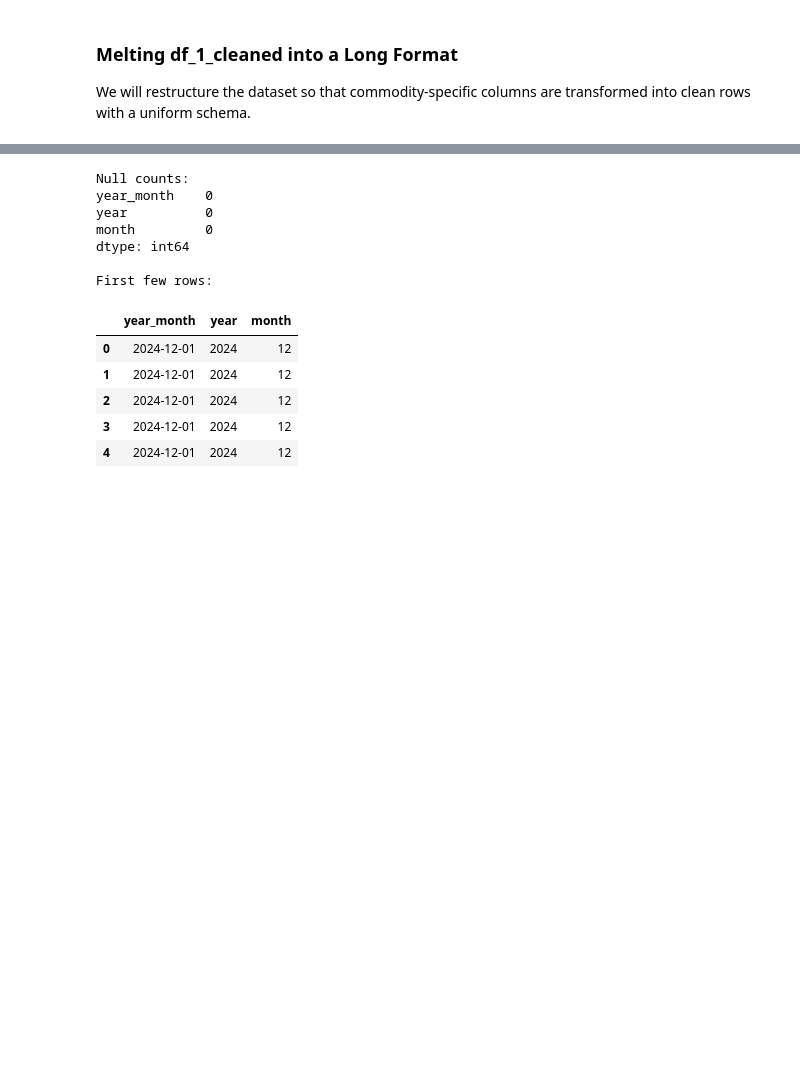
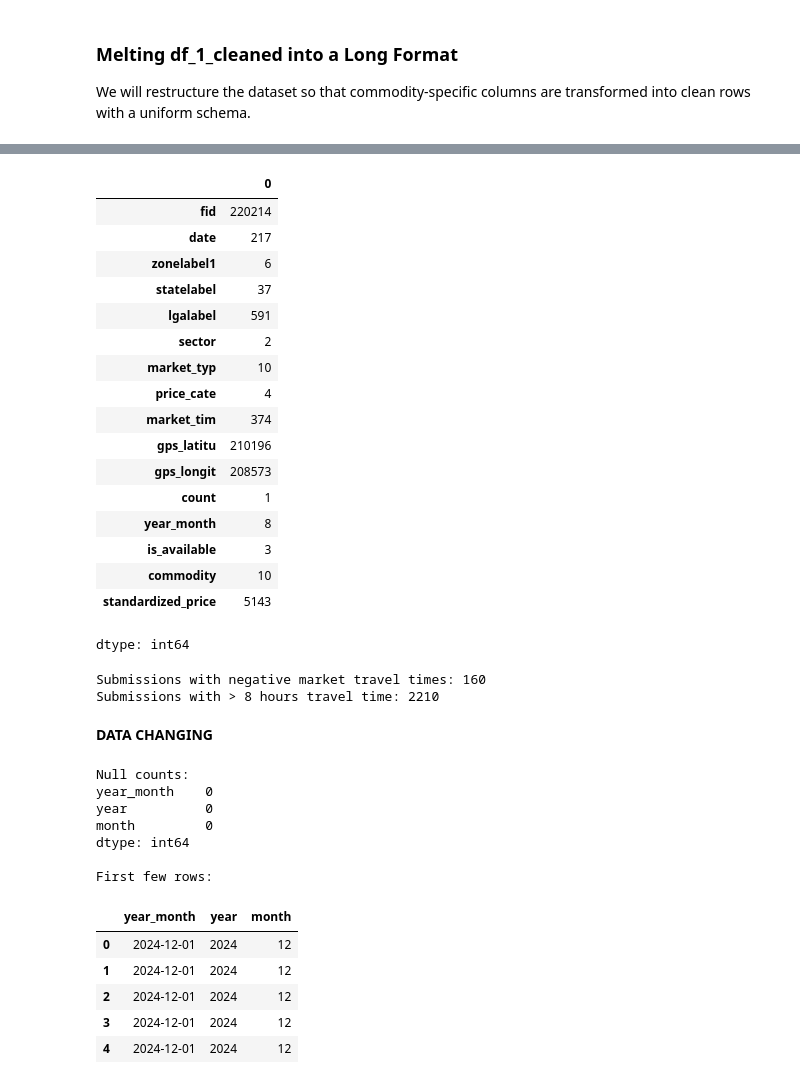
Before and after one commit to starsyntaxx/MarketIQ, a Jupyter notebook: notebooks/02_exploratory_analysis.ipynb, the cells around one changed output, grey strips where cells are left out. Cells and saved outputs as stored; diff of their text form; code cells hidden in the pictures; blank space fills up the shorter version.

```diff
--- a/notebooks/02_exploratory_analysis.ipynb
+++ b/notebooks/02_exploratory_analysis.ipynb
@@ -655,3 +702,34 @@ Melted Long Dataframe Shape: (2202140, 16)
+# %%
+df_melted.nunique()
+# %% [output]
+|  | 0 |
+| fid | 220214 |
+| date | 217 |
+| zonelabel1 | 6 |
+| statelabel | 37 |
+| lgalabel | 591 |
+| sector | 2 |
+| market_typ | 10 |
+| price_cate | 4 |
+| market_tim | 374 |
+| gps_latitu | 210196 |
+| gps_longit | 208573 |
+| count | 1 |
+| year_month | 8 |
+| is_available | 3 |
+| commodity | 10 |
+| standardized_price | 5143 |
+dtype: int64
+# %%
+negative_times = (df_melted['market_tim'] < 0).sum()
+extreme_times = (df_melted['market_tim'] > 480).sum()  # over 8 hours
+print(f"Submissions with negative market travel times: {negative_times}")
+print(f"Submissions with > 8 hours travel time: {extreme_times}")
+# %% [output]
+Submissions with negative market travel times: 160
+Submissions with > 8 hours travel time: 2210
+# %% [markdown]
+**DATA CHANGING**
 # %%
 # 1. Map 'is_available' to binary (True NaNs remain NaN, representing unrecorded/skipped checks)
 df_melted["is_available"] = df_melted["is_available"].astype(str).str.strip().str.lower().map(
```
Also changed, not shown: parts of 10 cells of this notebook.
